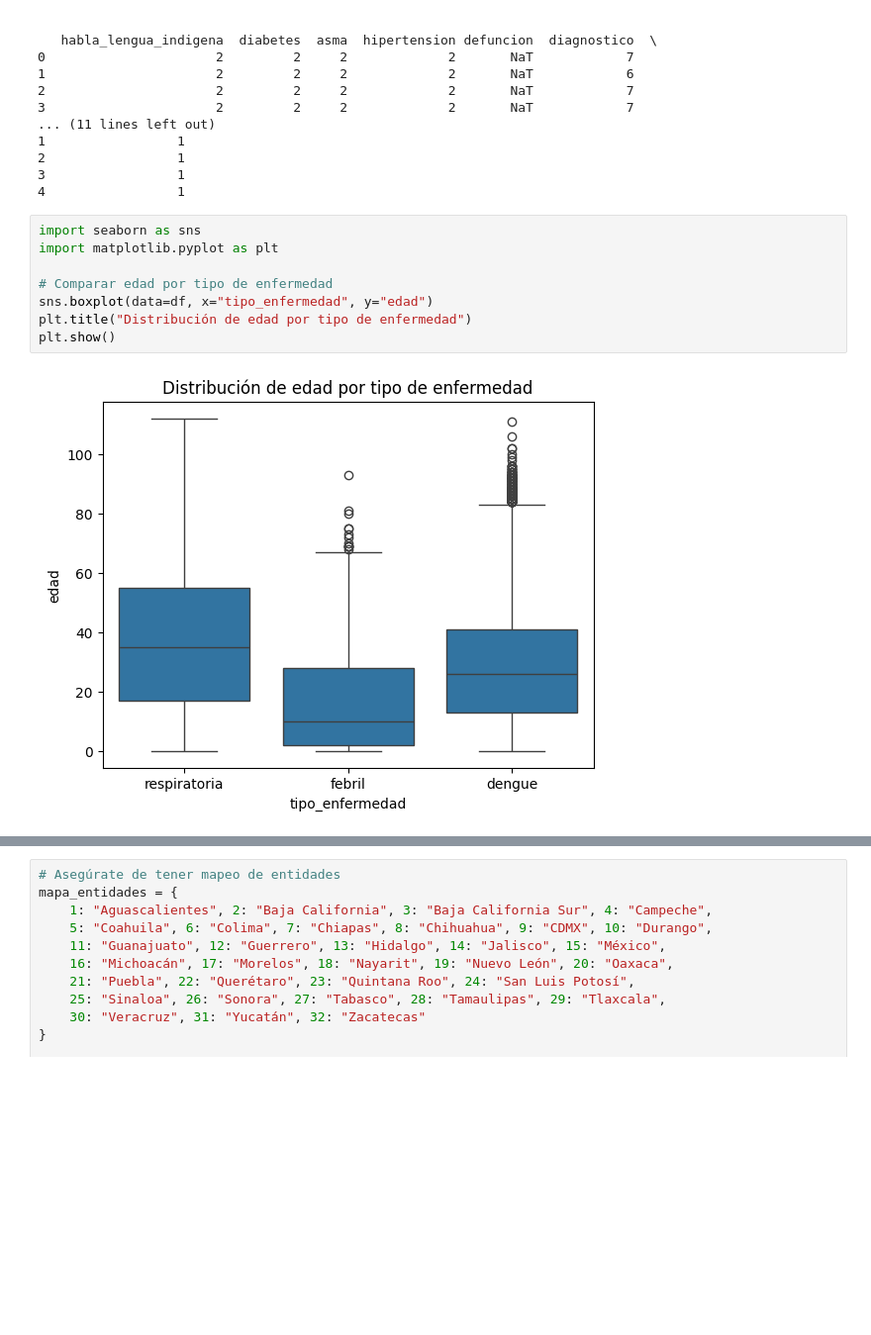
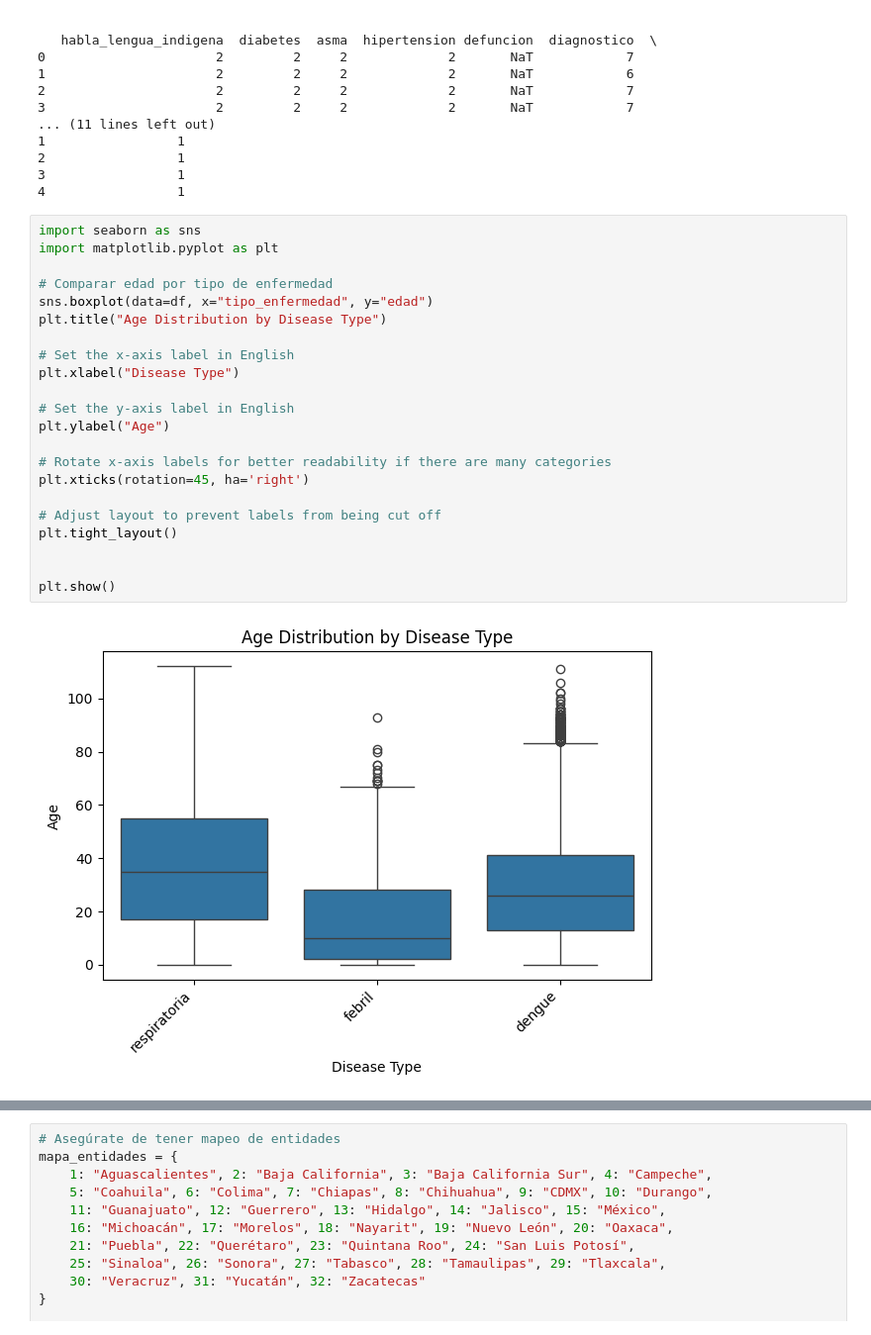
Before and after one commit to Madaa73/Enfermedades_infecciosas, a Jupyter notebook: Enfermedades_Infecciosas.ipynb, the cells around one changed output, grey strips where cells are left out. Shown at 99% size. Cells and saved outputs as stored; diff of their text form; blank space fills up the shorter version.

```diff
--- a/Enfermedades_Infecciosas.ipynb
+++ b/Enfermedades_Infecciosas.ipynb
@@ -67,13 +67,27 @@ print(df.head())
 # %%
 import seaborn as sns
 import matplotlib.pyplot as plt
 
 # Comparar edad por tipo de enfermedad
 sns.boxplot(data=df, x="tipo_enfermedad", y="edad")
-plt.title("Distribución de edad por tipo de enfermedad")
+plt.title("Age Distribution by Disease Type")
+
+# Set the x-axis label in English
+plt.xlabel("Disease Type")
+
+# Set the y-axis label in English
+plt.ylabel("Age")
+
+# Rotate x-axis labels for better readability if there are many categories
+plt.xticks(rotation=45, ha='right')
+
+# Adjust layout to prevent labels from being cut off
+plt.tight_layout()
+
+
 plt.show()
 # %% [output]
-[figure, old version]
+[figure, new version]
 # %%
 import pandas as pd
 import matplotlib.pyplot as plt
```
Also changed, not shown: parts of 19 cells of this notebook.
